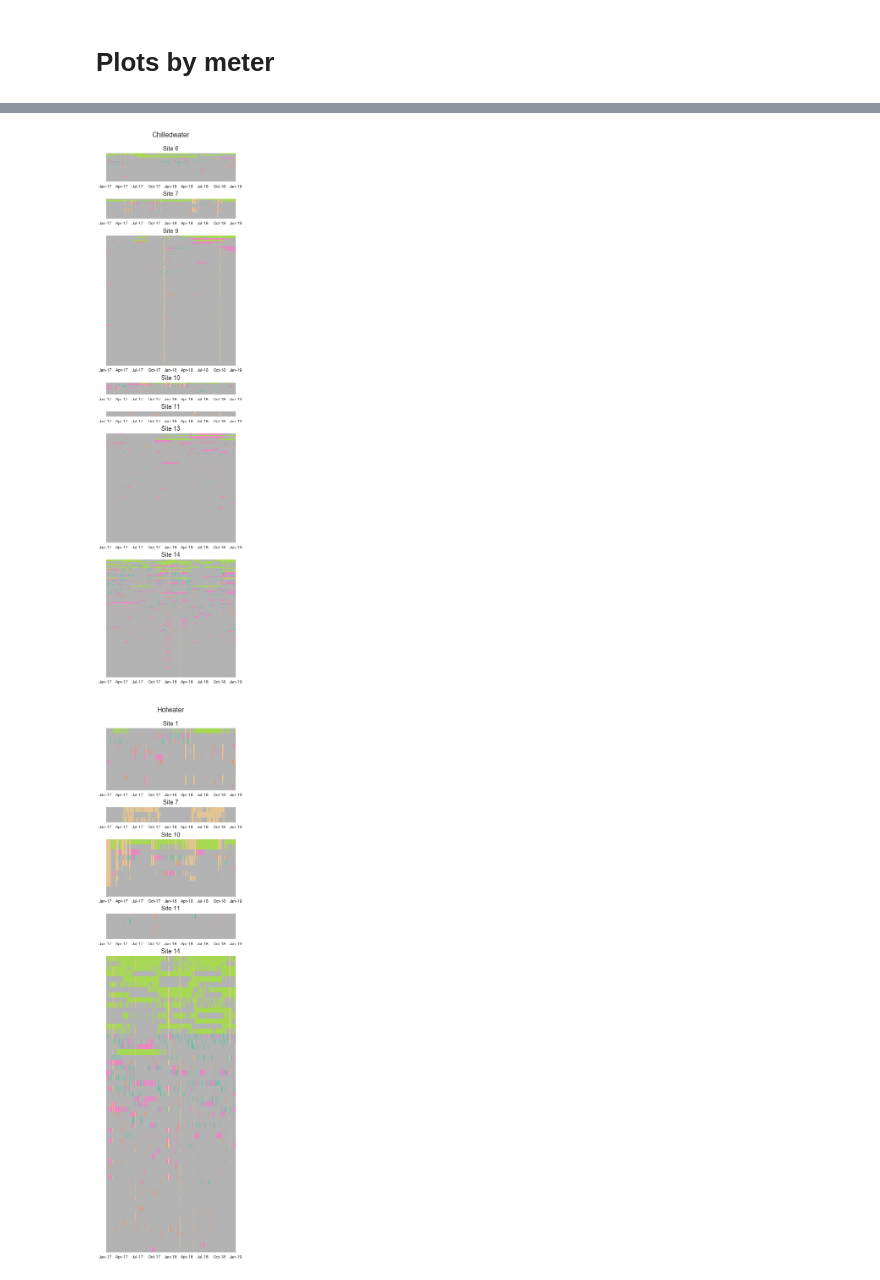
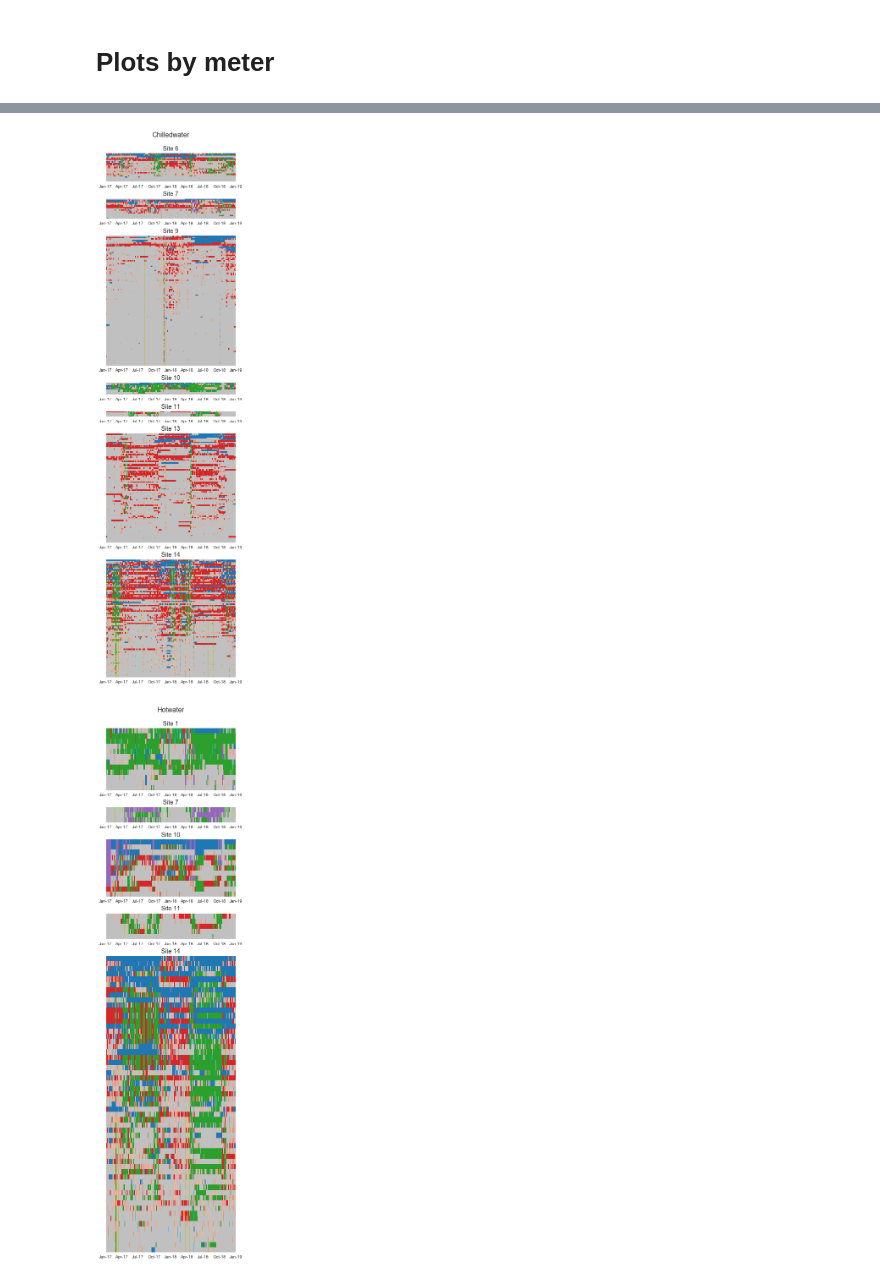
Before and after one commit to buds-lab/ashrae-great-energy-predictor-3-error-analysis, a Jupyter notebook: notebooks/07_plots-errors-heatmap.ipynb, the cells around one changed output, grey strips where cells are left out. Cells and saved outputs as stored; diff of their text form; code cells hidden in the pictures.

```diff
--- a/notebooks/07_plots-errors-heatmap.ipynb
+++ b/notebooks/07_plots-errors-heatmap.ipynb
@@ -32,5 +28,5 @@ cmap = [cmap_orig[7],cmap_orig[6],cmap_orig[4],cmap_orig[3],cmap_orig[1],cmap_or
 # %%
 path_data = "..\\data\\processed\\summary\\"
 path_meta = "..\\data\\original\\metadata\\"
-path_res = "..\\results\\"
+path_res = "..\\results\\by_bdg\\"
 path_fig = "..\\figures\\"
@@ -40,3 +72,22 @@ color_ref = {0:cmap_orig[7], 1:cmap_orig[6], 2:cmap_orig[4], 3:cmap_orig[3], 4:c
+# %%
+cmap = [color_ref[0],
+color_ref[1],
+color_ref[2],
+color_ref[3],
+color_ref[4],
+color_ref[5],
+color_ref[6],
+color_ref[7],
+color_ref[8],
+color_ref[9],
+color_ref[10],
+color_ref[11],
+color_ref[12],
+color_ref[13],
+color_ref[14],
+color_ref[15],
+color_ref[16],
+color_ref[17]]
 # %% [markdown]
 # Functions
 # %%
@@ -298,8 +259,9 @@ Site 15 error's dataframe created.
 # Plots by meter
 # %%
 meters = ["electricity","chilledwater","hotwater","steam"]
-#meters = ["steam"]
+#meters = ["chilledwater"]
 sites = [0,1,2,3,4,5,6,7,8,9,10,11,12,13,14,15]
+#error_name = "B"
 
 for meter in meters:
     print(f"\nMeter {meter}")
@@ -311,7 +273,7 @@ for meter in meters:
     for site in sites:
 
         try:
-            df_error, error_types = error_df(path_res, meter, site)
+            df_error, error_types = error_df_all(path_res, meter, site)
             df_list.append(df_error)
             errors_list.append(error_types)
             sites_list.append(site)
@@ -348,17 +310,18 @@ for meter in meters:
 
         # Color palettes
         errors = sorted(error)
-        cmap0 = ListedColormap(cmap)
-        cmap1, names1 = choose_palette(error,ref)
+        #cmap0 = ListedColormap(cmap)
+        #cmap1, names1 = choose_palette(error,ref)
 
         ## HEATMAP
         # Get the data
         y = np.linspace(0, len(df), len(df)+1)
         x = pd.date_range(start='2017-01-01', end='2019-01-01')
         data = df
+        cmap_new = ListedColormap(cmap)
         # Plot
         ax0 = axes[i] if plots>1 else axes
-        qmesh = ax0.pcolormesh(x, y, data, cmap=cmap0, rasterized=True, vmin=0, vmax=5)
+        qmesh = ax0.pcolormesh(x, y, data, cmap=cmap_new, rasterized=True, vmin=0, vmax=17)
         # Axis
         plt.locator_params(axis='y', nbins=len(list(data.index))+1)
         ax0.set_title(f"Site {site}")
@@ -374,8 +337,8 @@ for meter in meters:
     plt.tight_layout()
     plt.subplots_adjust(bottom=0.12)
 
-    #fig.savefig(path_fig + f"{meter}_allsites.pdf", dpi=150, bbox_inches="tight")
-    fig.savefig(path_fig + f"{meter}_allsites.png", dpi=150, bbox_inches="tight")
+    #fig.savefig(path_fig + f"{meter}_allErrrors.pdf", dpi=150, bbox_inches="tight")
+    #fig.savefig(path_fig + f"{meter}_allErrrors.png", dpi=150, bbox_inches="tight")
 # %% [output]
 Meter electricity
 Site 0 not available for electricity.
@@ -398,2 +361,2 @@ Site 15 not available for steam.
-[figure, old version]
+[figure, new version]
-[figure, old version]
+[figure, new version]
```
Also changed, not shown: parts of 15 cells of this notebook, 3 other files.
